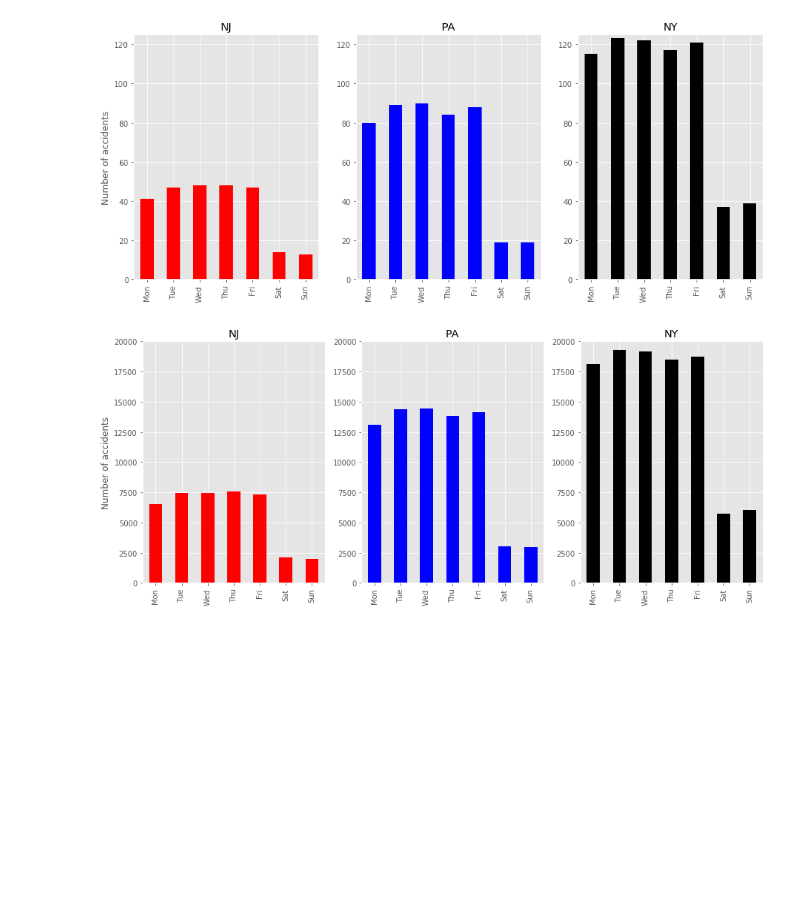
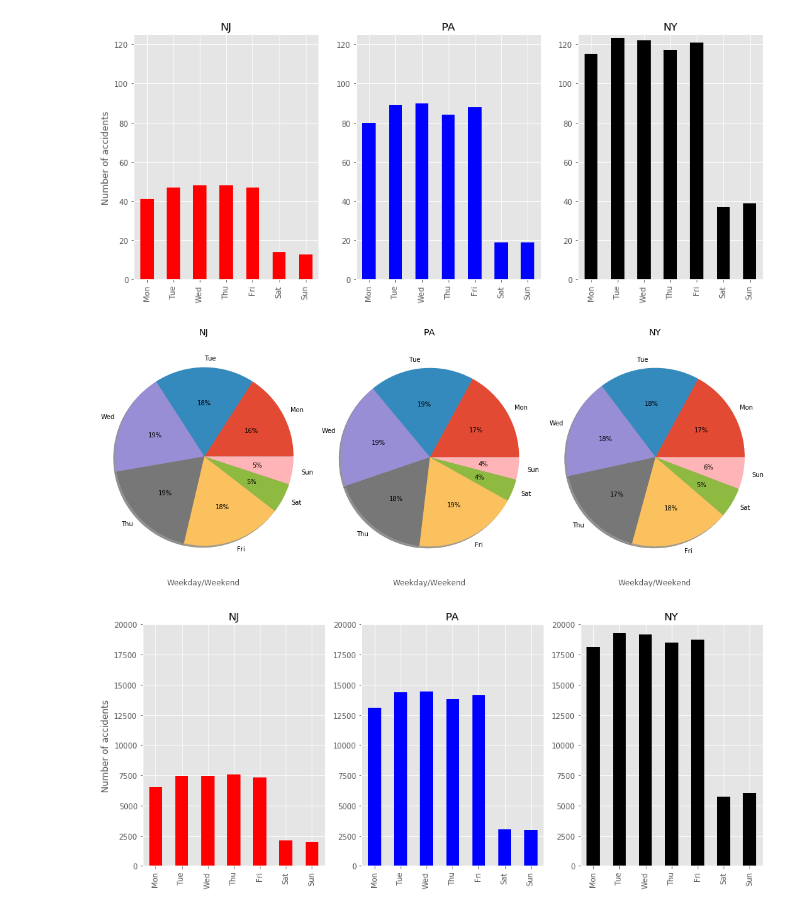
Before and after one commit to RonghuiZhou/us-accidents, a Jupyter notebook: Step 2. Data Analysis_averaged.ipynb, the cells around one changed output. Cells and saved outputs as stored; diff of their text form; code cells hidden in the pictures; blank space fills up the shorter version.

```diff
--- a/Step 2. Data Analysis_averaged.ipynb
+++ b/Step 2. Data Analysis_averaged.ipynb
@@ -42,3 +34,9 @@ month_lst = [ 'Jan', 'Feb', 'Mar', 'Apr', 'May', 'Jun', 'Jul','Aug','Sep','Oct',
 weekday_lst = [ 'Mon', 'Tue', 'Wed', 'Thu', 'Fri', 'Sat', 'Sun']
 weekday_lst_full = [ 'Monday', 'Tuesday', 'Wednesday', 'Thursday', 'Friday', 'Saturday', 'Sunday']
 hour_lst= np.arange(24)
+# %%
+# read the survey results, slice the states of interests, and display the first 5 rows
+df = pd.read_csv('./US_Accidents_May19.csv')
+df = df[df.State.isin(state_lst)]
+df['Start_Time'] = pd.to_datetime(df['Start_Time'], errors='coerce')
+df.head()
@@ -503,13 +508,3 @@ plt.xlabel(feature)
 plt.show()
 # %% [output]
 [figure]
-# %%
-feature='Accident location'
-
-df.set_index('State',drop=True,inplace=True)
-
-df_bool=df.select_dtypes(include=['bool'])
-
-df.reset_index(inplace=True)
-df_bool.head()
-df_bool.index
@@ -749,6 +705,69 @@ for i,state in enumerate(state_lst):
         plt.ylabel('Number of accidents')
 # %% [output]
 [figure]
+# %%
+# Accidents per day on weekdays/weekends in NJ, PA & NY
+# Set the size of the figure
+
+# The severity for each location for each state; for each of the following locations, what's the severity of the accident?
+feature='Start_Weekday'
+fig_x=len(state_lst)
+
+
+# Divide the total number of accidents by the number of unique days
+
+# Set the size of the figure
+fig= plt.figure(figsize=(5*fig_x,6))
+
+# Cutoff percentage for display
+pct_cutoff=2
+
+# Define autopct: only display the value if the percentage is greater than the predefined cutoff value
+def my_autopct(pct):
+    return ('%1.0f%%' % pct) if pct > pct_cutoff else ''
+
+# Run a for loop for each state
+for i,state in enumerate(state_lst):
+
+    # Set a sub plot
+    plt.subplot(1, 3, 1+i)
+
+    # Slice the dataframe for the specific state and weekday
+    df_temp=df[df['State']==state].groupby('Start_Weekday').count()['ID'].reindex(weekday_lst)
+
+    # checkpoint
+    # print('df_temp:', df_temp)
+    # print('weekday_num_state[i]:',weekday_num_state[i])
+
+    # Divid the number of accidents by the number of unique days, using list comprehension
+    df_temp2=[round(int(item1)/int(item2)) for item1,item2 in zip(df_temp,weekday_num_state[i])]
+
+    # checkpoint
+    # print('df_temp2:', df_temp2)
+
+    # Convert the list of pandas series for plot
+    df_temp2=pd.Series(df_temp2)
+
+    # Make a bar plot, using different color and set the title as the state
+    # df_temp2.plot(kind='bar',color=color_lst[i]).set_title(state)
+
+    # Define lables to go with the pie plot
+    labels = [n if v > pct_cutoff/100 else '' for n, v in zip(df_temp.index, df_temp)]
+
+    # Generate the pie plot
+    plt.pie(df_temp2, labels=labels, autopct=my_autopct, shadow=True)
+
+    # Set axis,label and title
+    plt.axis('equal')
+    plt.xlabel('Weekday/Weekend')
+    plt.title(state)
+
+
+
+plt.tight_layout()
+plt.show()
+# %% [output]
+[figure, added]
 # %%
 # Hourly distribution of accidents on weekdays in NJ, PA & NY (for the whole dataset)
 # Set the size of the figure
```
Also changed, not shown: parts of 13 cells of this notebook.
